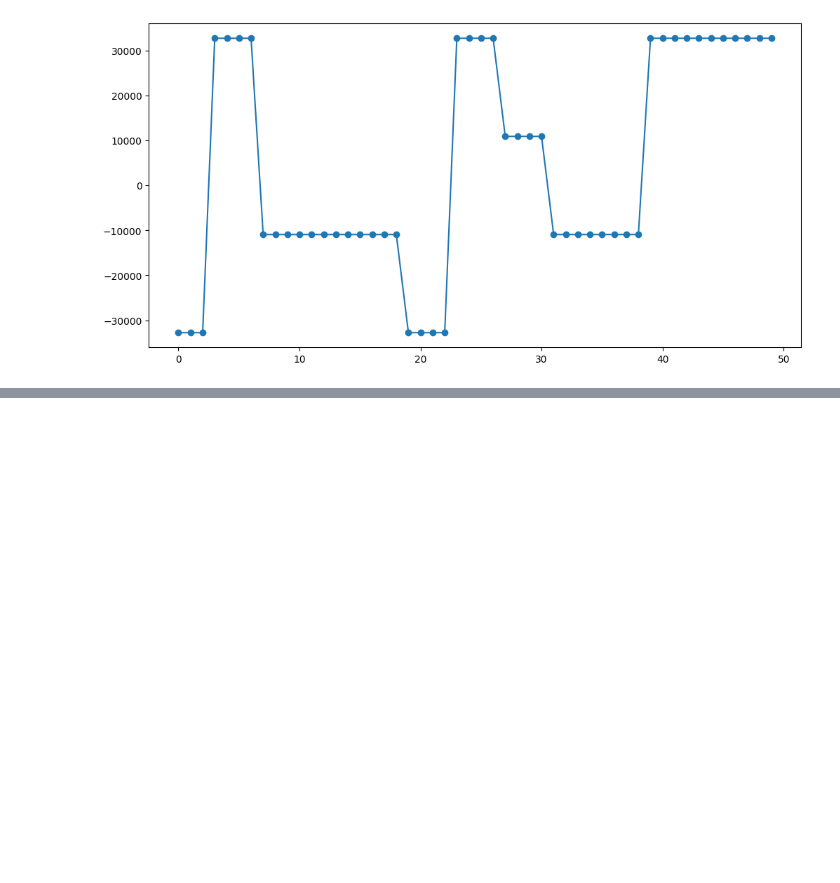
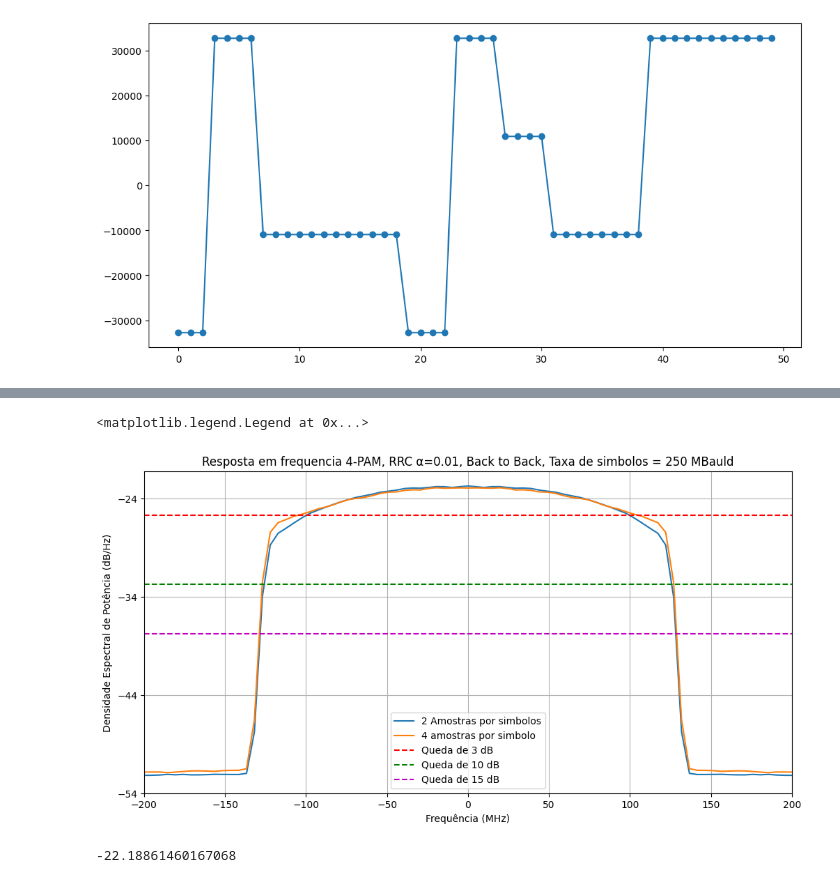
Before and after one commit to LucasLobo7/TCC, a Jupyter notebook: Equipamentos/Simulacao_Completa.ipynb, the cells around one changed output, grey strips where cells are left out. Drawn from its saved outputs; the diff is of its cells as text; code cells hidden in the pictures; blank space fills up the shorter version.

```diff
--- a/Equipamentos/Simulacao_Completa.ipynb
+++ b/Equipamentos/Simulacao_Completa.ipynb
@@ -318,0 +321,20 @@ len(y)/(nsimbolos)/SPS
+# %%
+p,f = plt.psd(pnorm(y2-np.mean(y2)),Fs=1e-6/(t2[1]-t2[0]),sides='twosided')
+plt.psd(pnorm(y4-np.mean(y4)),Fs=1e-6/(t4[1]-t4[0]),sides='twosided')
+plt.xlim(-200,200)
+#plt.axhline(-22.5,linestyle='--',color='k')
+#plt.axhline(-26.5,linestyle='--',color='k')
+plt.title('Resposta em frequencia 4-PAM, RRC α=0.01, Back to Back, Taxa de simbolos = 250 MBauld')
+plt.xlabel('Frequência (MHz)')
+plt.ylabel('Densidade Espectral de Potência (dB/Hz)')
+plt.axhline(np.max(10*np.log10(p))-3,linestyle='--',color='r',)
+plt.axhline(np.max(10*np.log10(p)) -10,linestyle='--',color='g')
+plt.axhline(np.max(10*np.log10(p)) -15,linestyle='--',color='m')
+plt.legend(['2 Amostras por simbolos','4 amostras por simbolo', 'Queda de 3 dB', 'Queda de 10 dB', 'Queda de 15 dB'])
+# %% [output]
+<matplotlib.legend.Legend at 0x...>
+[figure, added]
+# %%
+np.max(10*np.log10(p))
+# %% [output]
+-22.18861460167068
```
Also changed, not shown: parts of 17 cells of this notebook, 2 other files.
